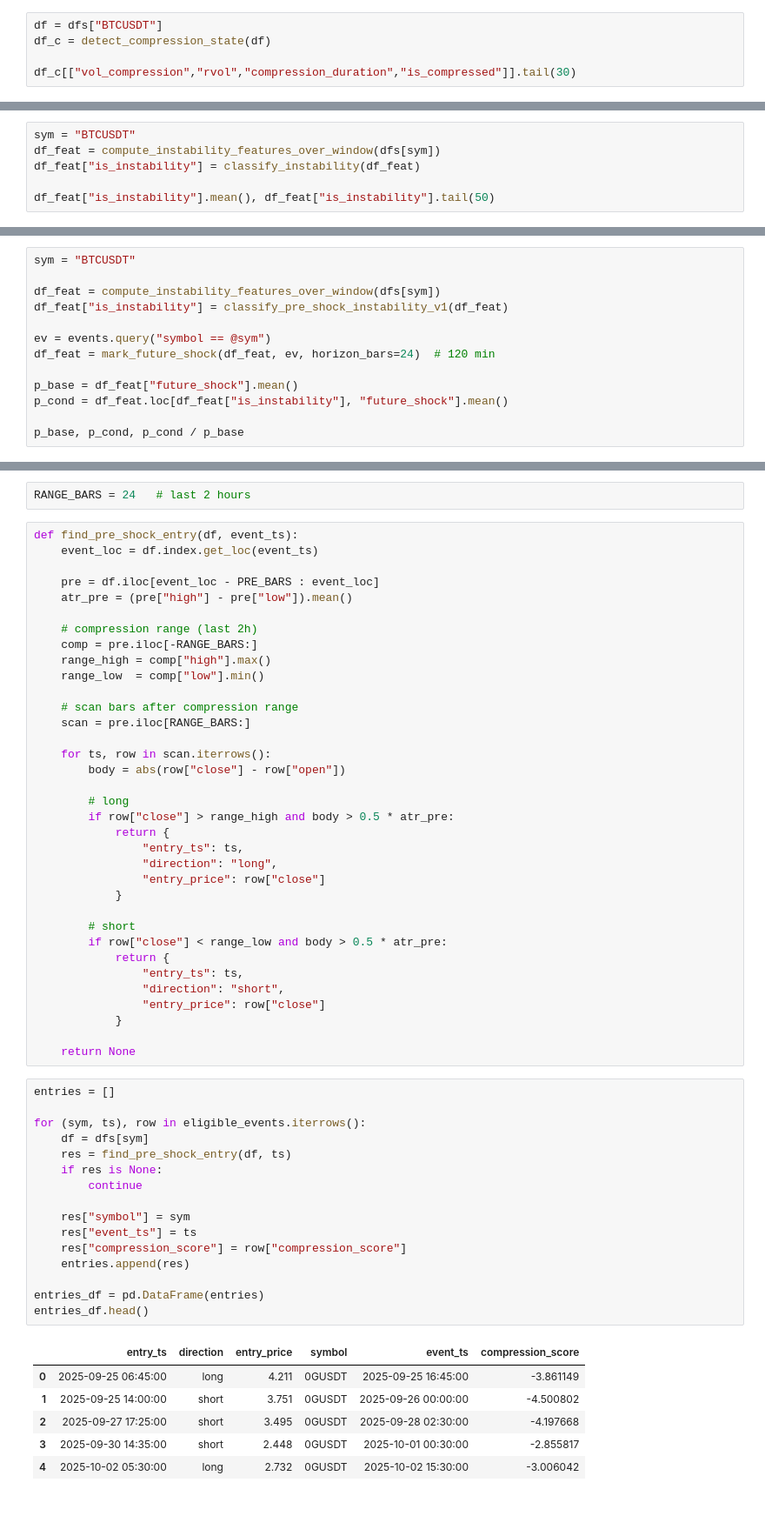
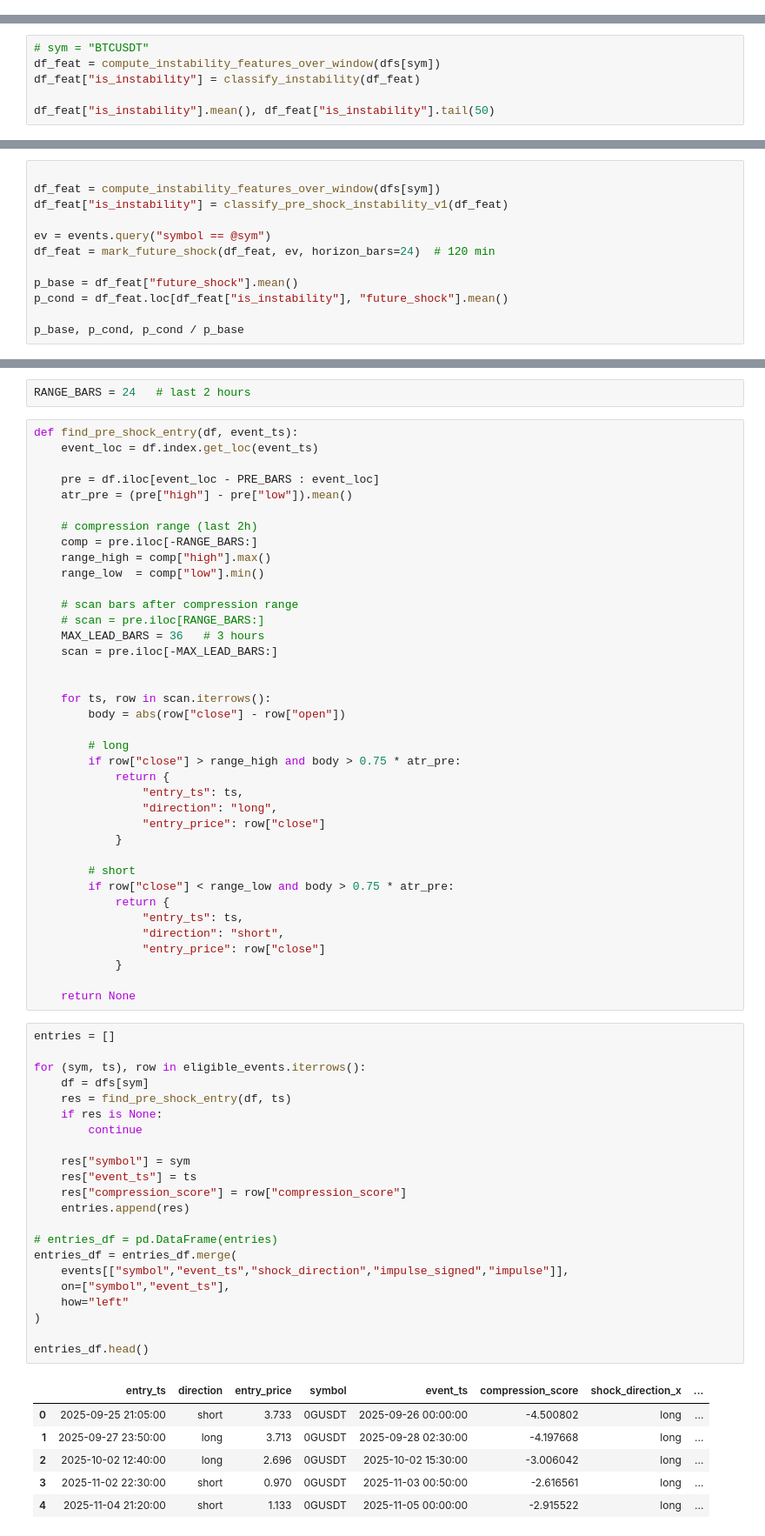
Before and after one commit to eycewind/binbot, a Jupyter notebook: rvol-compression-breakout-v3.ipynb, the cells around one changed output, grey strips where cells are left out. Shown at 87% size. Drawn from its saved outputs; the diff is of its cells as text; blank space fills up the shorter version.

Commit message:
continue shock feature extraction

```diff
--- a/rvol-compression-breakout-v3.ipynb
+++ b/rvol-compression-breakout-v3.ipynb
@@ -419,8 +293,3 @@ def detect_compression_state(
     d["is_compressed"] = d["compression_duration"] >= min_duration
 
     return d
-# %%
-df = dfs["BTCUSDT"]
-df_c = detect_compression_state(df)
-
-df_c[["vol_compression","rvol","compression_duration","is_compressed"]].tail(30)
@@ -822,7 +704,7 @@ def classify_instability(df_feat: pd.DataFrame) -> pd.Series:
         (df_feat["range_pct"] >= 0.035)
     )
 # %%
-sym = "BTCUSDT"
+# sym = "BTCUSDT"
 df_feat = compute_instability_features_over_window(dfs[sym])
 df_feat["is_instability"] = classify_instability(df_feat)
 
@@ -890,7 +797,6 @@ def classify_pre_shock_instability_v1(df_feat: pd.DataFrame) -> pd.Series:
         (df_feat["rvol_mean"] >= 2.10)
     )
 # %%
-sym = "BTCUSDT"
 
 df_feat = compute_instability_features_over_window(dfs[sym])
 df_feat["is_instability"] = classify_pre_shock_instability_v1(df_feat)
@@ -1550,13 +1460,16 @@ def find_pre_shock_entry(df, event_ts):
     range_low  = comp["low"].min()
 
     # scan bars after compression range
-    scan = pre.iloc[RANGE_BARS:]
+    # scan = pre.iloc[RANGE_BARS:]
+    MAX_LEAD_BARS = 36   # 3 hours
+    scan = pre.iloc[-MAX_LEAD_BARS:]
+
 
     for ts, row in scan.iterrows():
         body = abs(row["close"] - row["open"])
 
         # long
-        if row["close"] > range_high and body > 0.5 * atr_pre:
+        if row["close"] > range_high and body > 0.75 * atr_pre:
             return {
                 "entry_ts": ts,
                 "direction": "long",
@@ -1564,7 +1477,7 @@ def find_pre_shock_entry(df, event_ts):
             }
 
         # short
-        if row["close"] < range_low and body > 0.5 * atr_pre:
+        if row["close"] < range_low and body > 0.75 * atr_pre:
             return {
                 "entry_ts": ts,
                 "direction": "short",
@@ -1575,26 +1488,32 @@ def find_pre_shock_entry(df, event_ts):
 # %%
 entries = []
 
 for (sym, ts), row in eligible_events.iterrows():
     df = dfs[sym]
     res = find_pre_shock_entry(df, ts)
     if res is None:
         continue
 
     res["symbol"] = sym
     res["event_ts"] = ts
     res["compression_score"] = row["compression_score"]
     entries.append(res)
 
-entries_df = pd.DataFrame(entries)
+# entries_df = pd.DataFrame(entries)
+entries_df = entries_df.merge(
+    events[["symbol","event_ts","shock_direction","impulse_signed","impulse"]],
+    on=["symbol","event_ts"],
+    how="left"
+)
+
 entries_df.head()
 # %% [output]
-|  | entry_ts | direction | entry_price | symbol | event_ts | compression_score |
-| 0 | 2025-09-25 06:45:00 | long | 4.211 | 0GUSDT | 2025-09-25 16:45:00 | -3.861149 |
-| 1 | 2025-09-25 14:00:00 | short | 3.751 | 0GUSDT | 2025-09-26 00:00:00 | -4.500802 |
-| 2 | 2025-09-27 17:25:00 | short | 3.495 | 0GUSDT | 2025-09-28 02:30:00 | -4.197668 |
-| 3 | 2025-09-30 14:35:00 | short | 2.448 | 0GUSDT | 2025-10-01 00:30:00 | -2.855817 |
-| 4 | 2025-10-02 05:30:00 | long | 2.732 | 0GUSDT | 2025-10-02 15:30:00 | -3.006042 |
+|  | entry_ts | direction | entry_price | symbol | event_ts | compression_score | shock_direction_x | ... |
+| 0 | 2025-09-25 21:05:00 | short | 3.733 | 0GUSDT | 2025-09-26 00:00:00 | -4.500802 | long | ... |
+| 1 | 2025-09-27 23:50:00 | long | 3.713 | 0GUSDT | 2025-09-28 02:30:00 | -4.197668 | long | ... |
+| 2 | 2025-10-02 12:40:00 | long | 2.696 | 0GUSDT | 2025-10-02 15:30:00 | -3.006042 | long | ... |
+| 3 | 2025-11-02 22:30:00 | short | 0.970 | 0GUSDT | 2025-11-03 00:50:00 | -2.616561 | long | ... |
+| 4 | 2025-11-04 21:20:00 | short | 1.133 | 0GUSDT | 2025-11-05 00:00:00 | -2.915522 | long | ... |
 # %%
 entries_df.describe()
 # %% [output]
```
Also changed, not shown: parts of 34 cells of this notebook.
